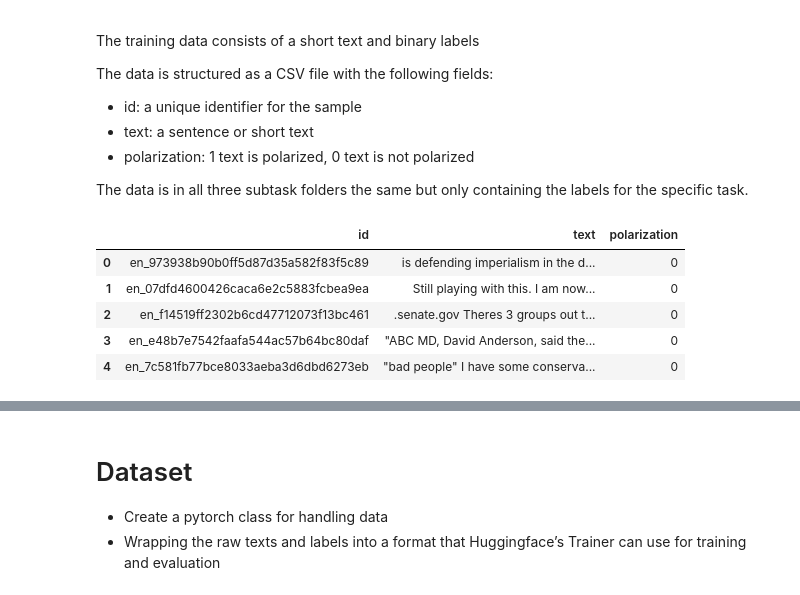
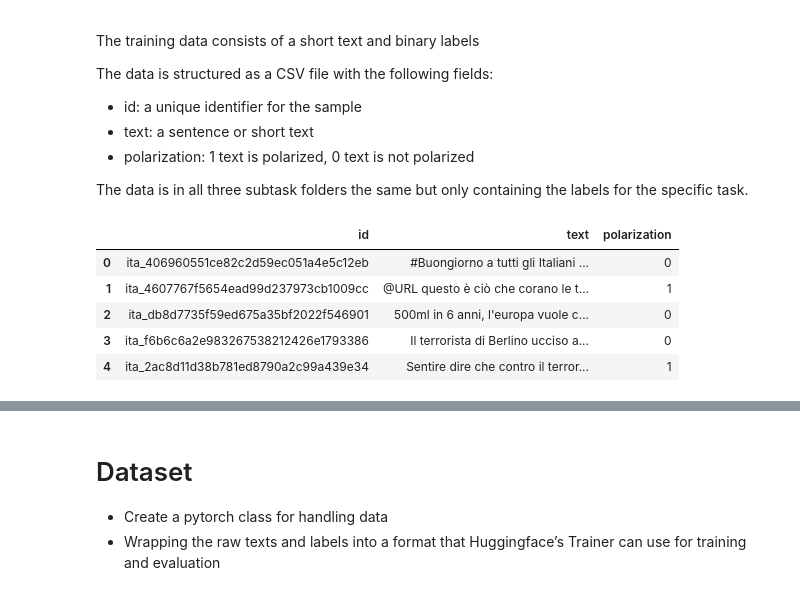
Before and after one commit to manig1729/SemEval2026-task9, a Jupyter notebook: starter.ipynb, the cells around one changed output, grey strips where cells are left out. Cells and saved outputs as stored; diff of their text form; code cells hidden in the pictures.

```diff
--- a/starter.ipynb
+++ b/starter.ipynb
@@ -65,15 +61,15 @@ The data is in all three subtask folders the same but only containing the labels
 # %%
 # Load the training and validation data for subtask 1
 
-train = pd.read_csv('subtask1/train/eng.csv')
-val = pd.read_csv('subtask1/train/eng.csv')
+train = pd.read_csv('subtask1/train/ita.csv')
+val = pd.read_csv('subtask1/train/ita.csv')
 
 train.head()
 # %% [output]
 |  | id | text | polarization |
-| 0 | en_973938b90b0ff5d87d35a582f83f5c89 | is defending imperialism in the d... | 0 |
-| 1 | en_07dfd4600426caca6e2c5883fcbea9ea | Still playing with this. I am now... | 0 |
-| 2 | en_f14519ff2302b6cd47712073f13bc461 | .senate.gov Theres 3 groups out t... | 0 |
-| 3 | en_e48b7e7542faafa544ac57b64bc80daf | "ABC MD, David Anderson, said the... | 0 |
-| 4 | en_7c581fb77bce8033aeba3d6dbd6273eb | "bad people" I have some conserva... | 0 |
+| 0 | ita_406960551ce82c2d59ec051a4e5c12eb | #Buongiorno a tutti gli Italiani ... | 0 |
+| 1 | ita_4607767f5654ead99d237973cb1009cc | @URL questo è ciò che corano le t... | 1 |
+| 2 | ita_db8d7735f59ed675a35bf2022f546901 | 500ml in 6 anni, l'europa vuole c... | 0 |
+| 3 | ita_f6b6c6a2e983267538212426e1793386 | Il terrorista di Berlino ucciso a... | 0 |
+| 4 | ita_2ac8d11d38b781ed8790a2c99a439e34 | Sentire dire che contro il terror... | 1 |
 # %%
```
Also changed, not shown: parts of 17 cells of this notebook, 1 other file.
